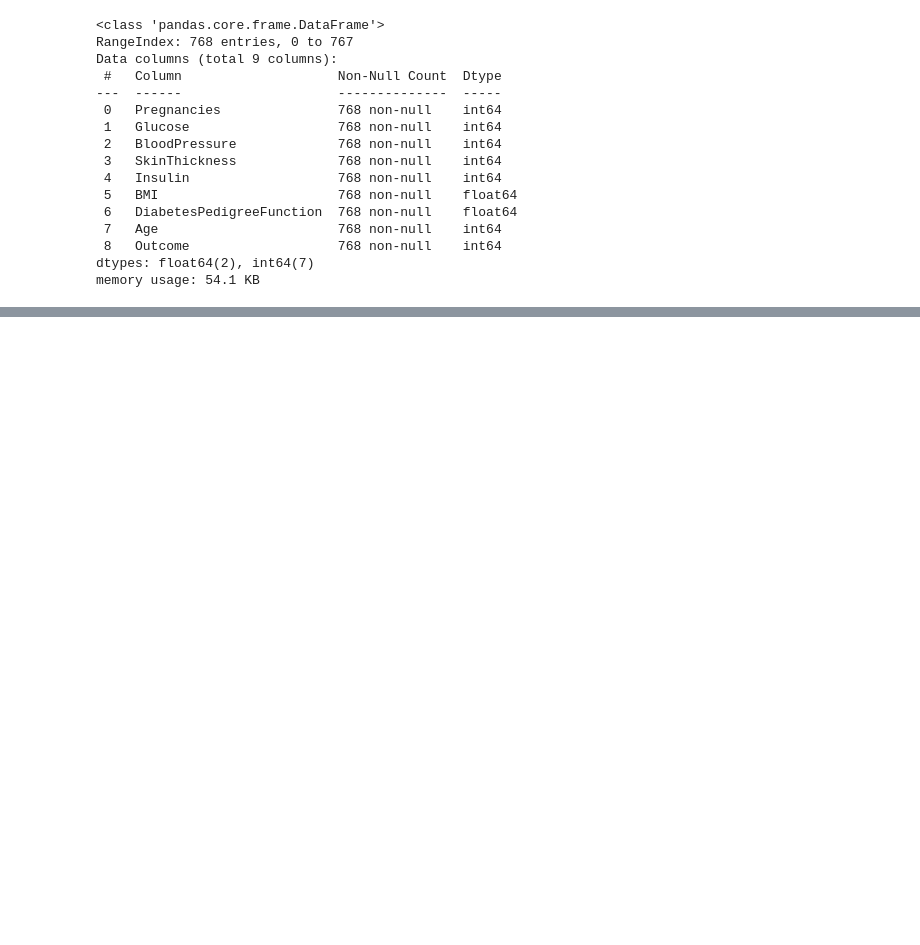
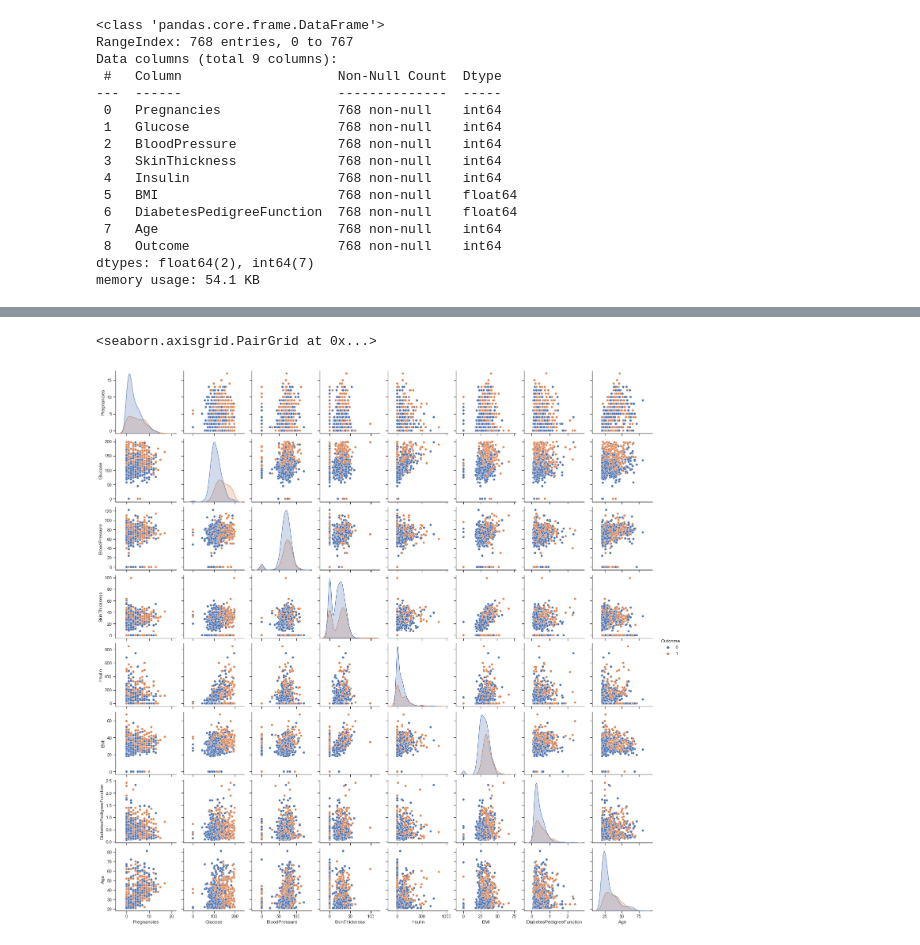
Before and after one commit to DevsenDatha/Diabetes-Prediction-Using-ML, a Jupyter notebook: Diabetes Prediction.ipynb, the cells around one changed output, grey strips where cells are left out. Saved outputs shown, nothing was run; the diff lists cells and outputs as text; code cells hidden in the pictures; blank space fills up the shorter version.

```diff
--- a/Diabetes Prediction.ipynb
+++ b/Diabetes Prediction.ipynb
@@ -51,0 +81,6 @@ memory usage: 54.1 KB
+# %%
+sns.set(style="ticks")
+sns.pairplot(df, hue="Outcome")
+# %% [output]
+<seaborn.axisgrid.PairGrid at 0x...>
+[figure, added]
```
Also changed, not shown: parts of 9 cells of this notebook.
